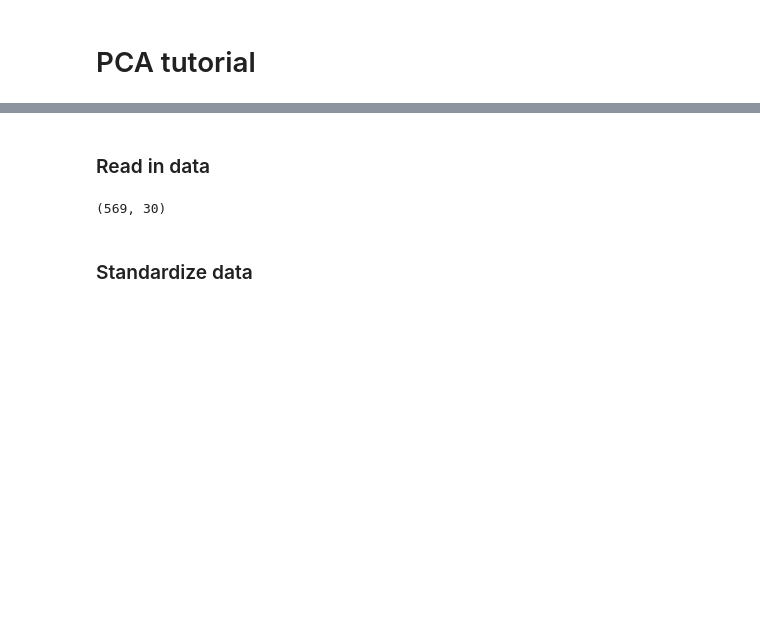
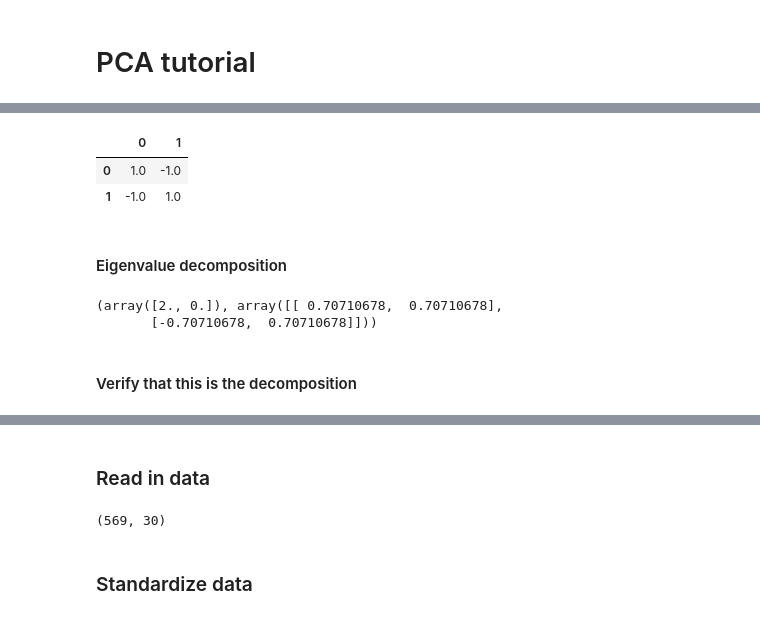
Before and after one commit to goodwin-matt/data_science_toolkit, a Jupyter notebook: DataScienceCode/pca_exploration.ipynb, the cells around one changed output, grey strips where cells are left out. Drawn from its saved outputs; the diff is of its cells as text; code cells hidden in the pictures; blank space fills up the shorter version.

```diff
--- a/DataScienceCode/pca_exploration.ipynb
+++ b/DataScienceCode/pca_exploration.ipynb
@@ -10,0 +28,7 @@ from sklearn.decomposition import PCA
+# %%
+matt_cov = matt.corr?
+matt_cov
+# %% [output]
+|  | 0 | 1 |
+| 0 | 1.0 | -1.0 |
+| 1 | -1.0 | 1.0 |
@@ -10,0 +39,10 @@ from sklearn.decomposition import PCA
+# %% [markdown]
+#### Eigenvalue decomposition
+# %%
+eigs, eig_mat = np.linalg.eig(matt_cov.values)[0], np.linalg.eig(matt_cov.values)[1]
+print(eigs, eig_mat)
+# %% [output]
+(array([2., 0.]), array([[ 0.70710678,  0.70710678],
+       [-0.70710678,  0.70710678]]))
+# %% [markdown]
+#### Verify that this is the decomposition
```
Also changed, not shown: parts of 13 cells of this notebook, 35 other files.
